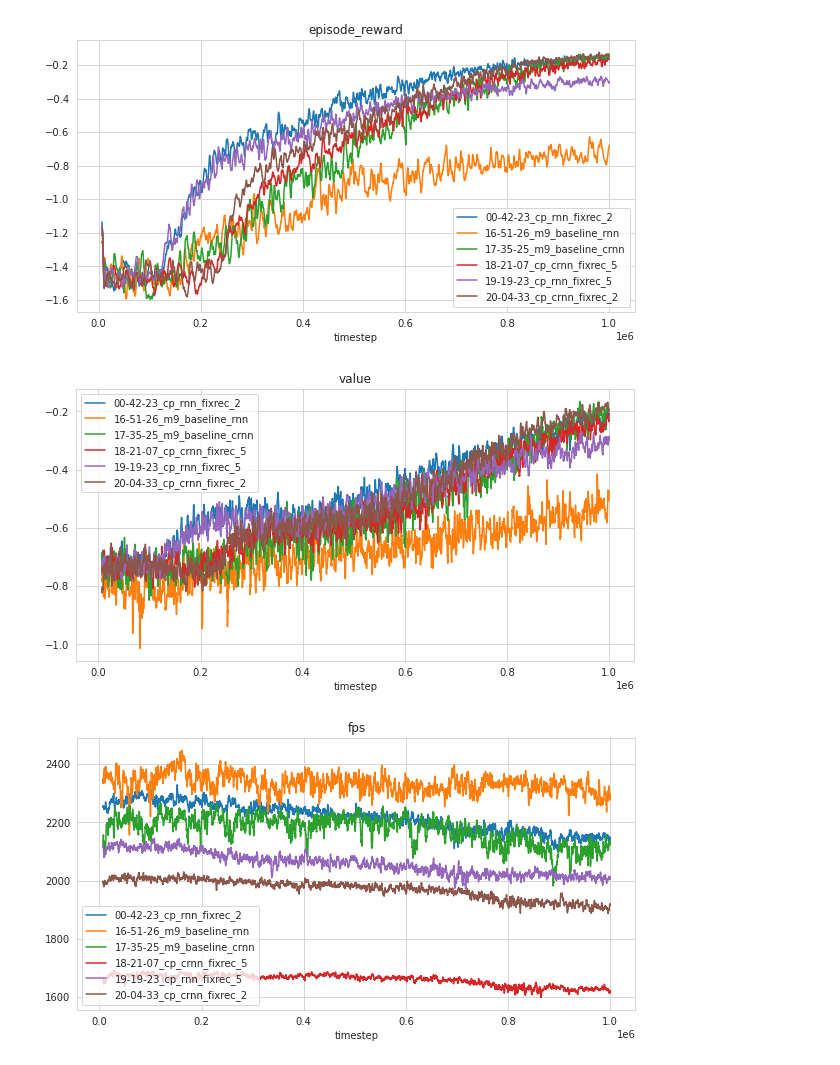
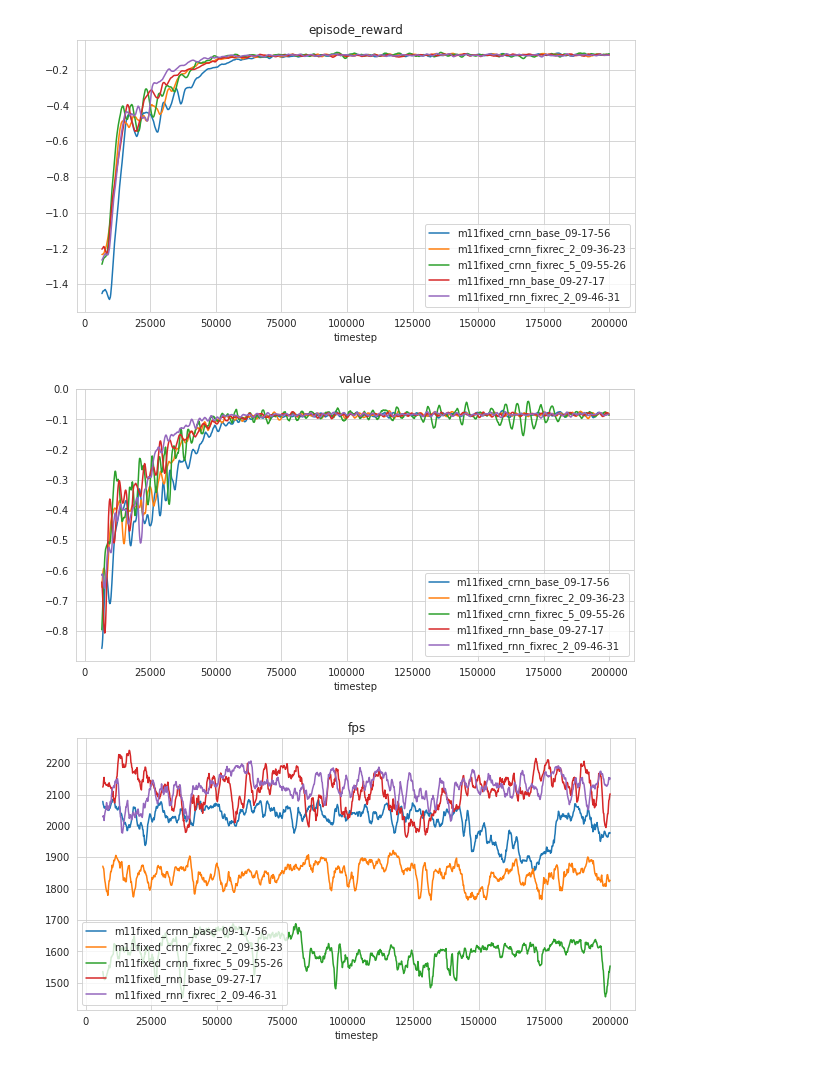
Before and after one commit to mandrecki/rl_trickery, a Jupyter notebook: notebooks/clean_multirun.ipynb, the cells around one changed output. Drawn from its saved outputs; the diff is of its cells as text; code cells hidden in the pictures.

```diff
--- a/notebooks/clean_multirun.ipynb
+++ b/notebooks/clean_multirun.ipynb
@@ -44,7 +44,7 @@ def load_dir(directory):
         f_config = directory + run + "/.hydra/config.yaml"
         f_override = directory + run + "/.hydra/overrides.yaml"
         dfs[run] = pd.read_csv(f_train).set_index("timestep")
-        dfs_eval[run] = pd.read_csv(f_eval).set_index("timestep")
+#         dfs_eval[run] = pd.read_csv(f_eval).set_index("timestep")
         try:
             with open(f_override) as file:
                 overrides[run] = yaml.load(file, Loader=yaml.FullLoader)
@@ -80,10 +80,13 @@ def compare_mrs(mrs, col="episode_reward", show_std=False, window=10):
     plt.legend()
     plt.title(col)
 # %%
-path = "/home/ira/code/projects/rl_trickery/multirun/0_compare/"
+# path = "/home/ira/code/projects/rl_trickery/multirun/0_baselines/mazelab/"
+# path = "/home/ira/code/projects/rl_trickery/multirun/0_compare//"
+# path = "/home/ira/code/projects/rl_trickery/multirun/0_m11fixed//"
+path = "/home/ira/code/projects/rl_trickery/multirun/2020-06-22/"
 dirs = os.listdir(path)
 dirs = sorted(dirs)
 mrs = [load_dir(path+dir_) for dir_ in dirs]
-compare_mrs(mrs, col="episode_reward", show_std=False)
+compare_mrs(mrs, col="episode_reward", show_std=False, window=10)
 # %% [output]
-[figure, old version]
+[figure, new version]
@@ -90,9 +95,9 @@ compare_mrs(mrs, col="episode_reward", show_std=False)
 # %%
 compare_mrs(mrs, col="value")
 # %% [output]
-[figure, old version]
+[figure, new version]
 # %%
 compare_mrs(mrs, col="fps")
 # %% [output]
-[figure, old version]
+[figure, new version]
 # %%
```
Also changed, not shown: parts of 6 cells of this notebook, 15 other files.
